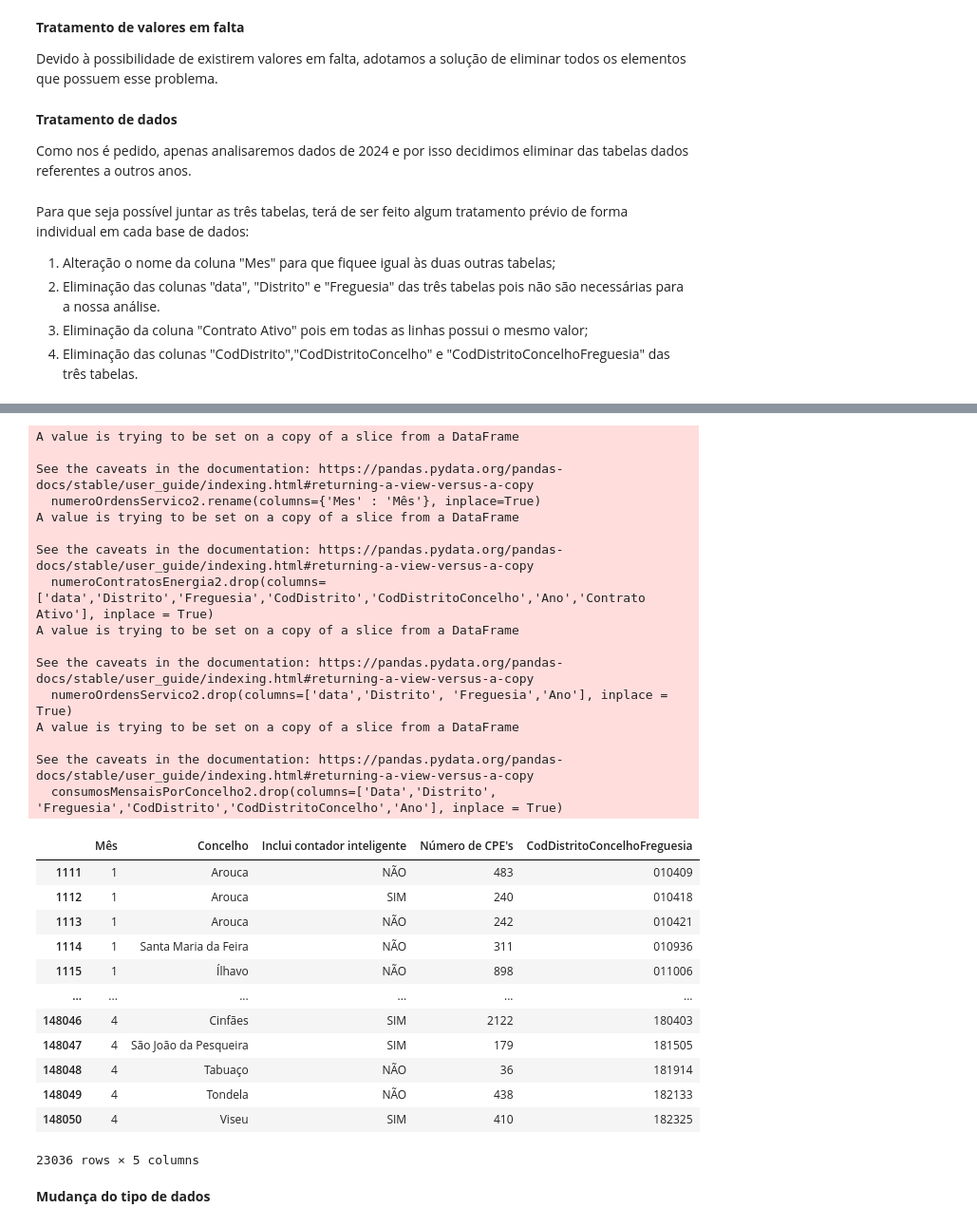
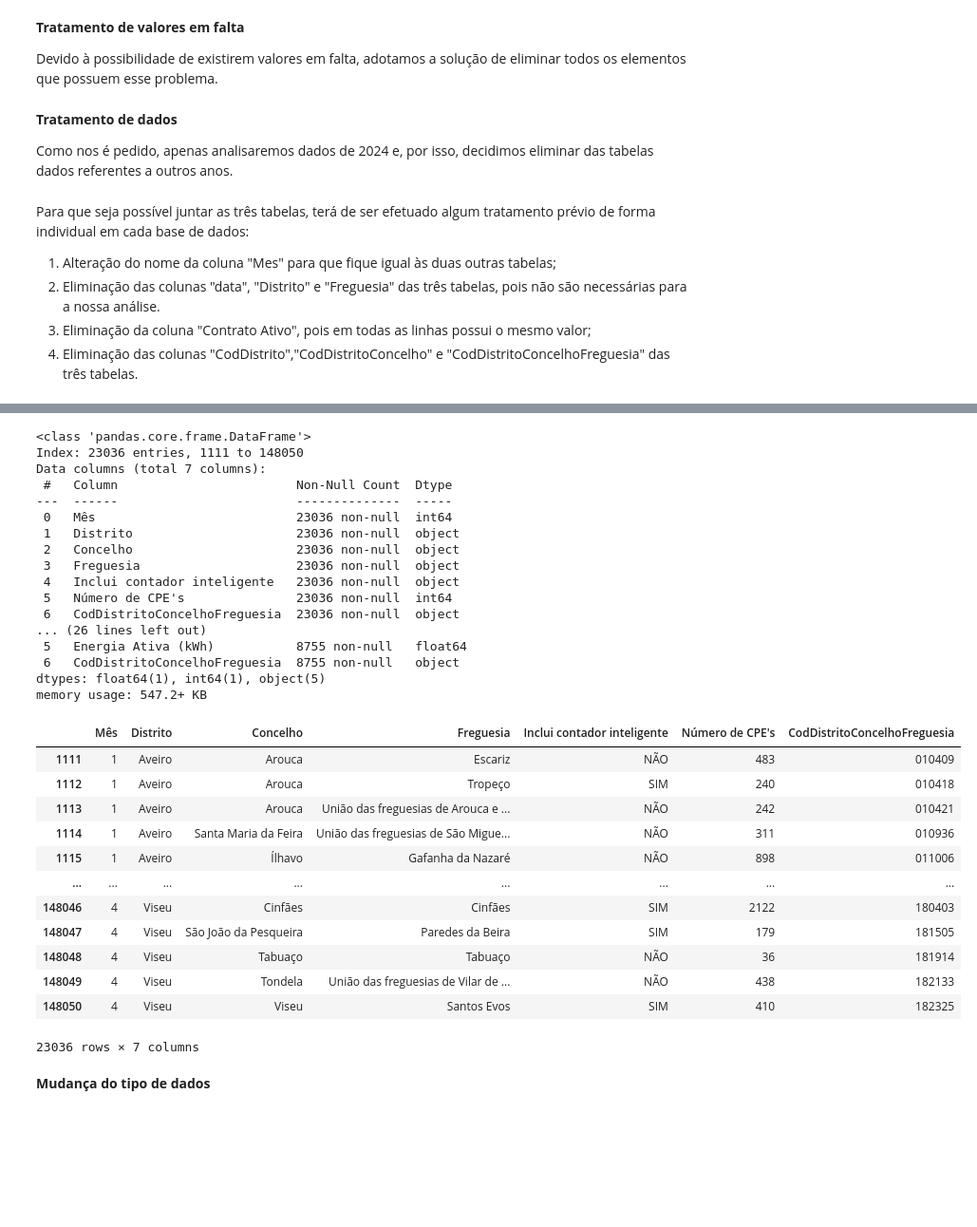
Before and after one commit to RafaelGesero/DECDProject, a Jupyter notebook: ProjetoDECD_Grupo20.ipynb, the cells around one changed output, grey strips where cells are left out. Shown at 95% size. Drawn from its saved outputs; the diff is of its cells as text; code cells hidden in the pictures; blank space fills up the shorter version.

```diff
--- a/ProjetoDECD_Grupo20.ipynb
+++ b/ProjetoDECD_Grupo20.ipynb
@@ -248,23 +231,23 @@ numeroOrdensServico_df.dropna(inplace=True)
 # %% [markdown]
 **Tratamento de dados**
 
-Como nos é pedido, apenas analisaremos dados de 2024 e por isso decidimos eliminar das tabelas dados referentes a outros anos.
+Como nos é pedido, apenas analisaremos dados de 2024 e, por isso, decidimos eliminar das tabelas dados referentes a outros anos.
 # %%
 numeroContratosEnergia2 = numeroContratosEnergia_df[numeroContratosEnergia_df['Ano'] == 2024]
 consumosMensaisPorConcelho2 = consumosMensaisPorConcelho_df[consumosMensaisPorConcelho_df['Ano'] == 2024]
 numeroOrdensServico2 = numeroOrdensServico_df[numeroOrdensServico_df['Ano'] == 2024]
 # %% [markdown]
-Para que seja possível juntar as três tabelas, terá de ser feito algum tratamento prévio de forma individual em cada base de dados:
+Para que seja possível juntar as três tabelas, terá de ser efetuado algum tratamento prévio de forma individual em cada base de dados:
 
-1. Alteração o nome da coluna "Mes" para que fiquee igual às duas outras tabelas;
-2. Eliminação das colunas "data", "Distrito" e "Freguesia" das três tabelas pois não são necessárias para a nossa análise.
-3. Eliminação da coluna "Contrato Ativo" pois em todas as linhas possui o mesmo valor;
+1. Alteração do nome da coluna "Mes" para que fique igual às duas outras tabelas;
+2. Eliminação das colunas "data", "Distrito" e "Freguesia" das três tabelas, pois não são necessárias para a nossa análise.
+3. Eliminação da coluna "Contrato Ativo", pois em todas as linhas possui o mesmo valor;
 4. Eliminação das colunas "CodDistrito","CodDistritoConcelho" e "CodDistritoConcelhoFreguesia" das três tabelas.
 # %%
 numeroOrdensServico2.rename(columns={'Mes' : 'Mês'}, inplace=True)
-numeroContratosEnergia2.drop(columns=['data','Distrito','Freguesia','CodDistrito','CodDistritoConcelho','Ano','Contrato Ativo'], inplace = True)
-numeroOrdensServico2.drop(columns=['data','Distrito', 'Freguesia','Ano'], inplace = True)
-consumosMensaisPorConcelho2.drop(columns=['Data','Distrito', 'Freguesia','CodDistrito','CodDistritoConcelho','Ano'], inplace = True)
+numeroContratosEnergia2.drop(columns=['data','CodDistrito','CodDistritoConcelho','Ano','Contrato Ativo'], inplace = True)
+numeroOrdensServico2.drop(columns=['data','Ano'], inplace = True)
+consumosMensaisPorConcelho2.drop(columns=['Data','CodDistrito','CodDistritoConcelho','Ano'], inplace = True)
 
 numeroContratosEnergia2.info()
 numeroOrdensServico2.info()
@@ -293,32 +275,33 @@ memory usage: 410.4+ KB
-A value is trying to be set on a copy of a slice from a DataFrame
-
-See the caveats in the documentation: https://pandas.pydata.org/pandas-docs/stable/user_guide/indexing.html#returning-a-view-versus-a-copy
-  numeroOrdensServico2.rename(columns={'Mes' : 'Mês'}, inplace=True)
-A value is trying to be set on a copy of a slice from a DataFrame
-
-See the caveats in the documentation: https://pandas.pydata.org/pandas-docs/stable/user_guide/indexing.html#returning-a-view-versus-a-copy
-  numeroContratosEnergia2.drop(columns=['data','Distrito','Freguesia','CodDistrito','CodDistritoConcelho','Ano','Contrato Ativo'], inplace = True)
-A value is trying to be set on a copy of a slice from a DataFrame
-
-See the caveats in the documentation: https://pandas.pydata.org/pandas-docs/stable/user_guide/indexing.html#returning-a-view-versus-a-copy
-  numeroOrdensServico2.drop(columns=['data','Distrito', 'Freguesia','Ano'], inplace = True)
-A value is trying to be set on a copy of a slice from a DataFrame
-
-See the caveats in the documentation: https://pandas.pydata.org/pandas-docs/stable/user_guide/indexing.html#returning-a-view-versus-a-copy
-  consumosMensaisPorConcelho2.drop(columns=['Data','Distrito', 'Freguesia','CodDistrito','CodDistritoConcelho','Ano'], inplace = True)
+<class 'pandas.core.frame.DataFrame'>
+Index: 23036 entries, 1111 to 148050
+Data columns (total 7 columns):
+ #   Column                        Non-Null Count  Dtype
+---  ------                        --------------  -----
+ 0   Mês                           23036 non-null  int64
+ 1   Distrito                      23036 non-null  object
+ 2   Concelho                      23036 non-null  object
+ 3   Freguesia                     23036 non-null  object
+ 4   Inclui contador inteligente   23036 non-null  object
+ 5   Número de CPE's               23036 non-null  int64
+ 6   CodDistritoConcelhoFreguesia  23036 non-null  object
+... (26 lines left out)
+ 5   Energia Ativa (kWh)           8755 non-null   float64
+ 6   CodDistritoConcelhoFreguesia  8755 non-null   object
+dtypes: float64(1), int64(1), object(5)
+memory usage: 547.2+ KB
-|  | Mês | Concelho | Inclui contador inteligente | Número de CPE's | CodDistritoConcelhoFreguesia |
-| 1111 | 1 | Arouca | NÃO | 483 | 010409 |
-| 1112 | 1 | Arouca | SIM | 240 | 010418 |
-| 1113 | 1 | Arouca | NÃO | 242 | 010421 |
-| 1114 | 1 | Santa Maria da Feira | NÃO | 311 | 010936 |
-| 1115 | 1 | Ílhavo | NÃO | 898 | 011006 |
-| ... | ... | ... | ... | ... | ... |
-| 148046 | 4 | Cinfães | SIM | 2122 | 180403 |
-| 148047 | 4 | São João da Pesqueira | SIM | 179 | 181505 |
-| 148048 | 4 | Tabuaço | NÃO | 36 | 181914 |
-| 148049 | 4 | Tondela | NÃO | 438 | 182133 |
-| 148050 | 4 | Viseu | SIM | 410 | 182325 |
+|  | Mês | Distrito | Concelho | Freguesia | Inclui contador inteligente | Número de CPE's | CodDistritoConcelhoFreguesia |
+| 1111 | 1 | Aveiro | Arouca | Escariz | NÃO | 483 | 010409 |
+| 1112 | 1 | Aveiro | Arouca | Tropeço | SIM | 240 | 010418 |
+| 1113 | 1 | Aveiro | Arouca | União das freguesias de Arouca e ... | NÃO | 242 | 010421 |
+| 1114 | 1 | Aveiro | Santa Maria da Feira | União das freguesias de São Migue... | NÃO | 311 | 010936 |
+| 1115 | 1 | Aveiro | Ílhavo | Gafanha da Nazaré | NÃO | 898 | 011006 |
+| ... | ... | ... | ... | ... | ... | ... | ... |
+| 148046 | 4 | Viseu | Cinfães | Cinfães | SIM | 2122 | 180403 |
+| 148047 | 4 | Viseu | São João da Pesqueira | Paredes da Beira | SIM | 179 | 181505 |
+| 148048 | 4 | Viseu | Tabuaço | Tabuaço | NÃO | 36 | 181914 |
+| 148049 | 4 | Viseu | Tondela | União das freguesias de Vilar de ... | NÃO | 438 | 182133 |
+| 148050 | 4 | Viseu | Viseu | Santos Evos | SIM | 410 | 182325 |
-23036 rows × 5 columns
+23036 rows × 7 columns
 # %% [markdown]
 **Mudança do tipo de dados**
 # %%
```
Also changed, not shown: parts of 25 cells of this notebook.
